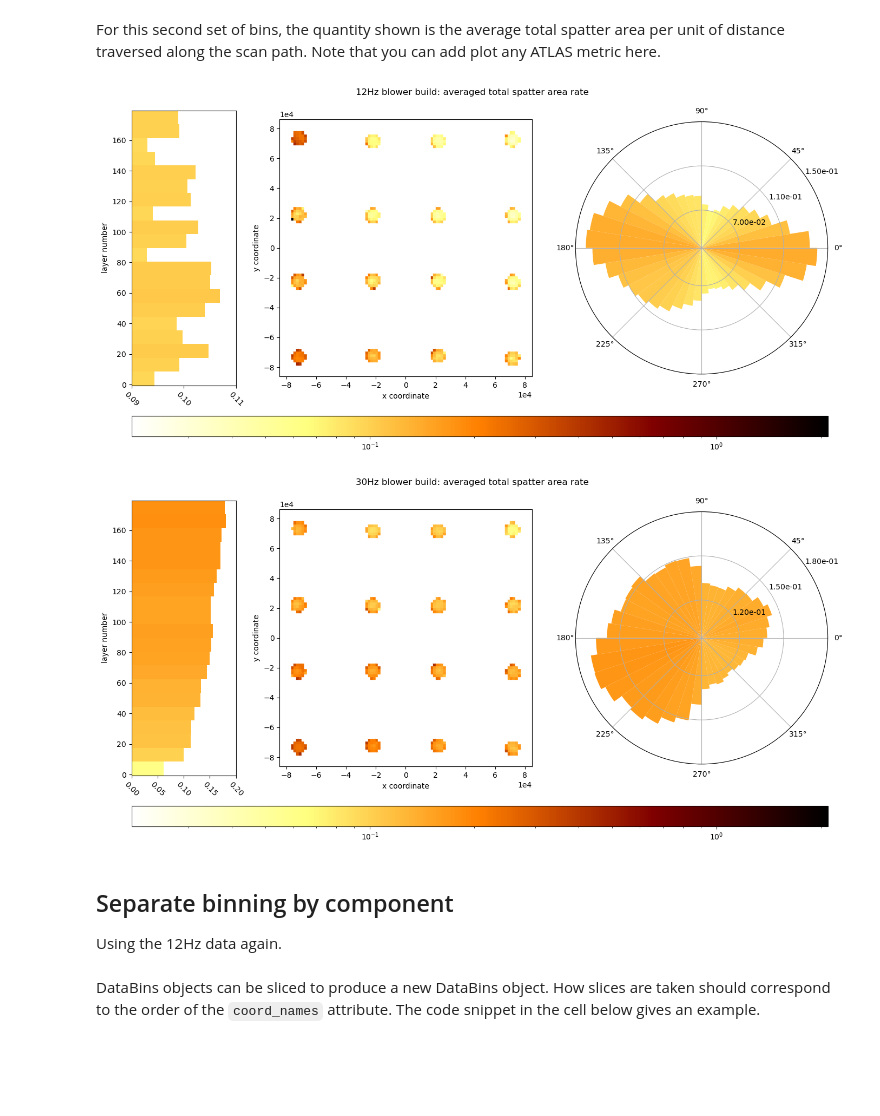
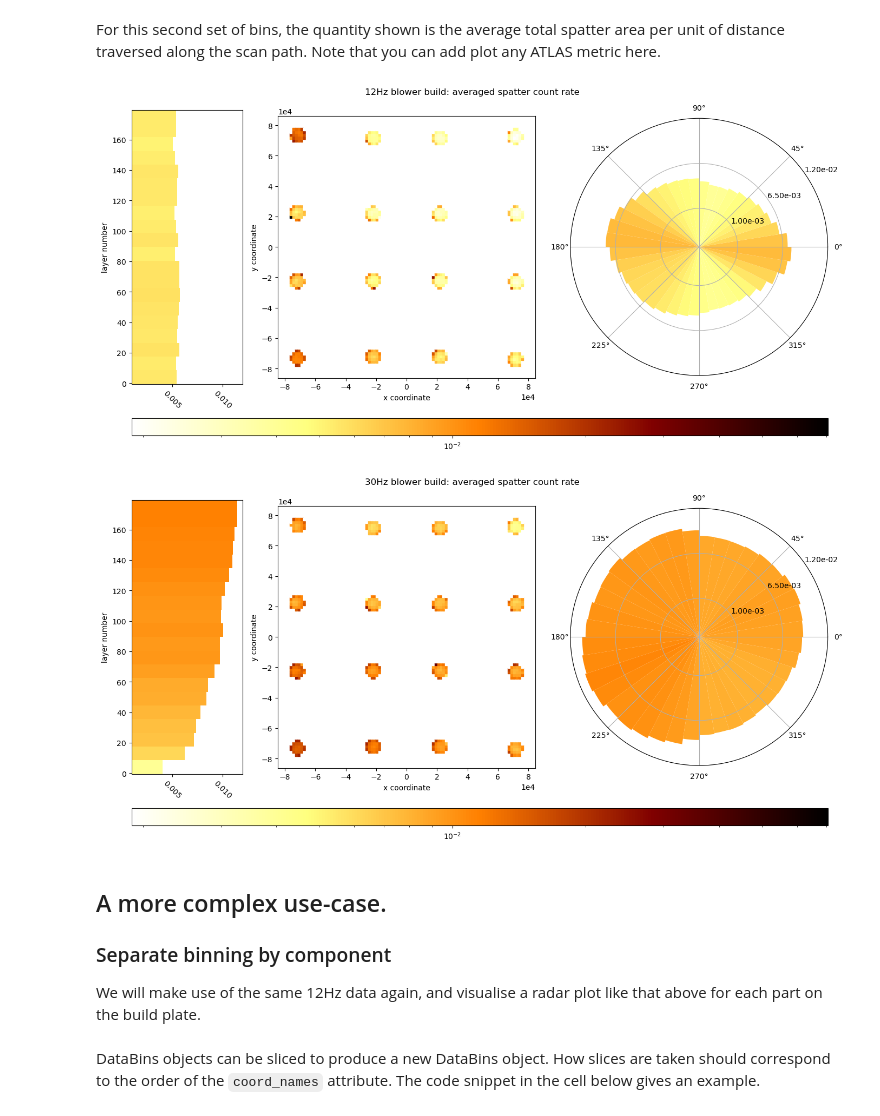
Before and after one commit to PatLT/grouch-binning, a Jupyter notebook: examples/complete_notes.ipynb, the cells around one changed output. Saved outputs shown, nothing was run; the diff lists cells and outputs as text; code cells hidden in the pictures; blank space fills up the shorter version.

```diff
--- a/examples/complete_notes.ipynb
+++ b/examples/complete_notes.ipynb
@@ -28,7 +30,7 @@ The rest of the code in [fast_binning.py](fast_binning.py) basically consists of
 
 ### Demonstration
 # %%
-dir_ = "onderive_data_2/12Hz/"
+dir_ = "../onderive_data_2/12Hz/"
 # %%
 # grab a random file and use it to work out what metrics need to be included in the binning procedure.
 test_path = dir_ + "layer360.csv"
@@ -154,33 +257,38 @@ fig.tight_layout()
 For this second set of bins, the quantity shown is the average total spatter area per unit of distance traversed along the scan path. Note that you can add plot any ATLAS metric here.
 # %%
 fig = plt.figure(figsize=(14.0,7.0))
-ax_z,ax_xy,ax_th,vrange_1 = plotting.plot_bins(fig,
-                       "Spatter total area",
+ax_z,ax_xy,ax_th,vrange_1,vrange_xy_1,vrange_o_1,vrange_1_1 = plotting.plot_bins(fig,
+                       "Spatter number",
                        XY_data,
                        th_data,
                        Zl_data,
-                       "per_traversed",
+                       vrange_l=(0.001,0.012),
+                       vrange_o=(0.001,0.012),
+                       quantity="per_traversed",
                        normalisation='log')
-fig.suptitle("12Hz blower build: averaged total spatter area rate")
+fig.suptitle("12Hz blower build: averaged spatter count rate")
 fig.tight_layout()
 # %% [output]
-[figure, old version]
+[figure, new version]
 # %%
 fig = plt.figure(figsize=(14.0,7.0))
-ax_z,ax_xy,ax_th,vrange_1 = plotting.plot_bins(fig,
-                       "Spatter total area",
+ax_z,ax_xy,ax_th,_,_,_,_ = plotting.plot_bins(fig,
+                       "Spatter number",
                        XY_data_30Hz,
                        th_data_30Hz,
                        Zl_data_30Hz,
                        vrange=vrange_1,
+                       vrange_l=vrange_1_1,
+                       vrange_o=vrange_o_1,
                        quantity="per_traversed",
                        normalisation='log')
-fig.suptitle("30Hz blower build: averaged total spatter area rate")
+fig.suptitle("30Hz blower build: averaged spatter count rate")
 fig.tight_layout()
 # %% [output]
-[figure, old version]
+[figure, new version]
-# %% [markdown]
-## Separate binning by component
-Using the 12Hz data again.
+# %% [markdown]
+## A more complex use-case.
+### Separate binning by component
+We will make use of the same 12Hz data again, and visualise a radar plot like that above for each part on the build plate.
 # %%
 # Once again, use the test file to work out a rough bin 'mesh' for the build bed plane bins.
```
Also changed, not shown: parts of 16 cells of this notebook, 3 other files.
